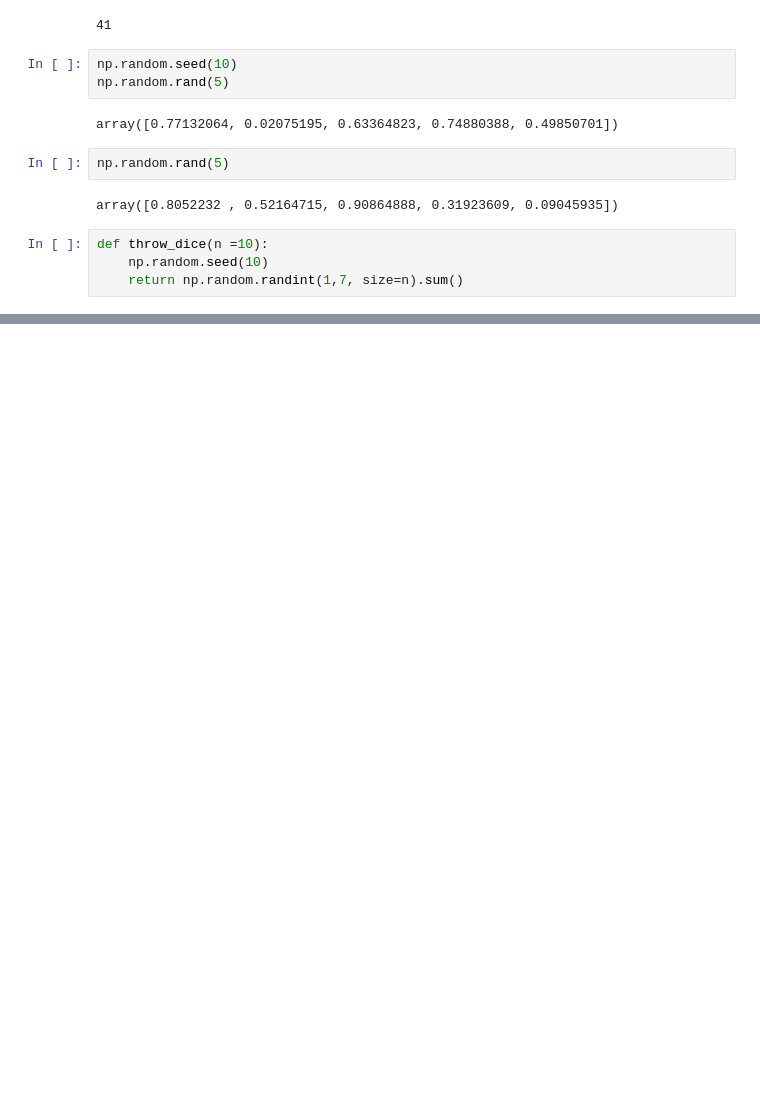
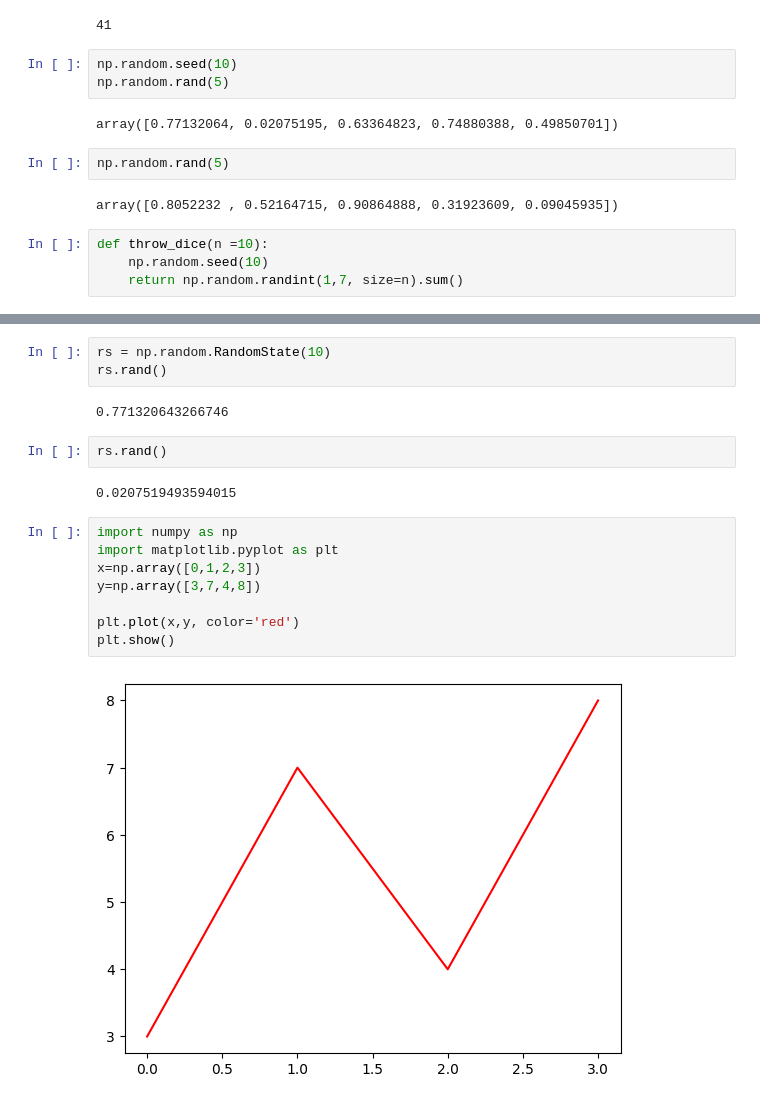
Before and after one commit to 0t3k25/ml_essence, a Jupyter notebook: src/Untitled.ipynb, the cells around one changed output, grey strips where cells are left out. Drawn from its saved outputs; the diff is of its cells as text; blank space fills up the shorter version.

Commit message:
learn. about local randomstate  and matplotlib

```diff
--- a/src/Untitled.ipynb
+++ b/src/Untitled.ipynb
@@ -836,0 +868,19 @@ throw_dice()
+# %%
+rs = np.random.RandomState(10)
+rs.rand()
+# %% [output]
+0.771320643266746
+# %%
+rs.rand()
+# %% [output]
+0.0207519493594015
+# %%
+import numpy as np
+import matplotlib.pyplot as plt
+x=np.array([0,1,2,3])
+y=np.array([3,7,4,8])
+
+plt.plot(x,y, color='red')
+plt.show()
+# %% [output]
+[figure, added]
```
Also changed, not shown: parts of 5 cells of this notebook.
